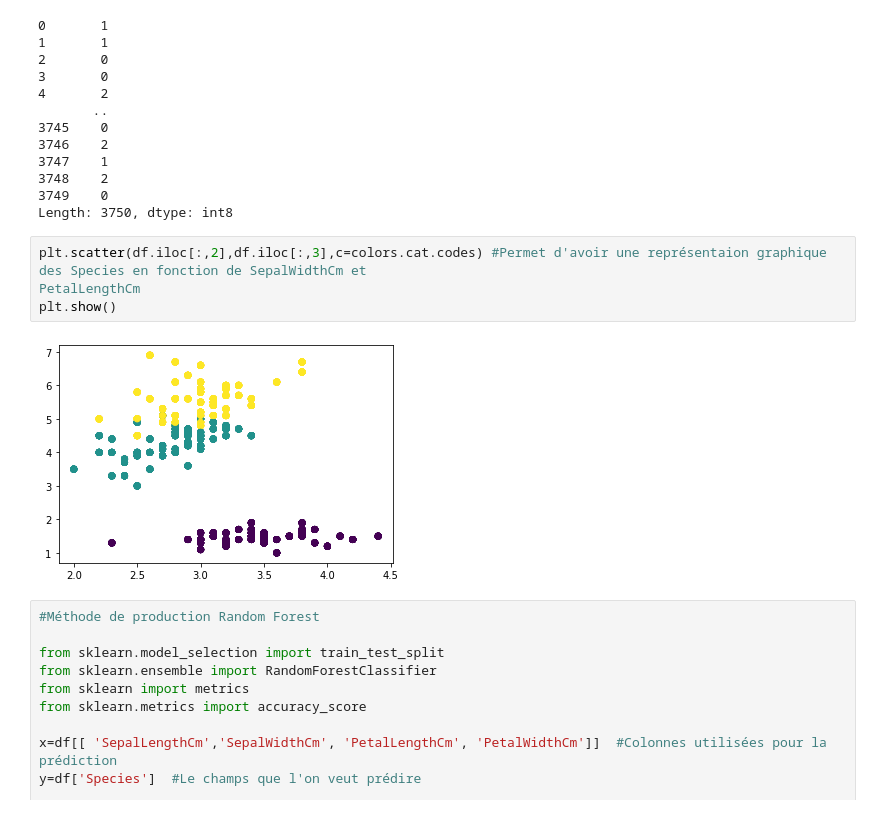
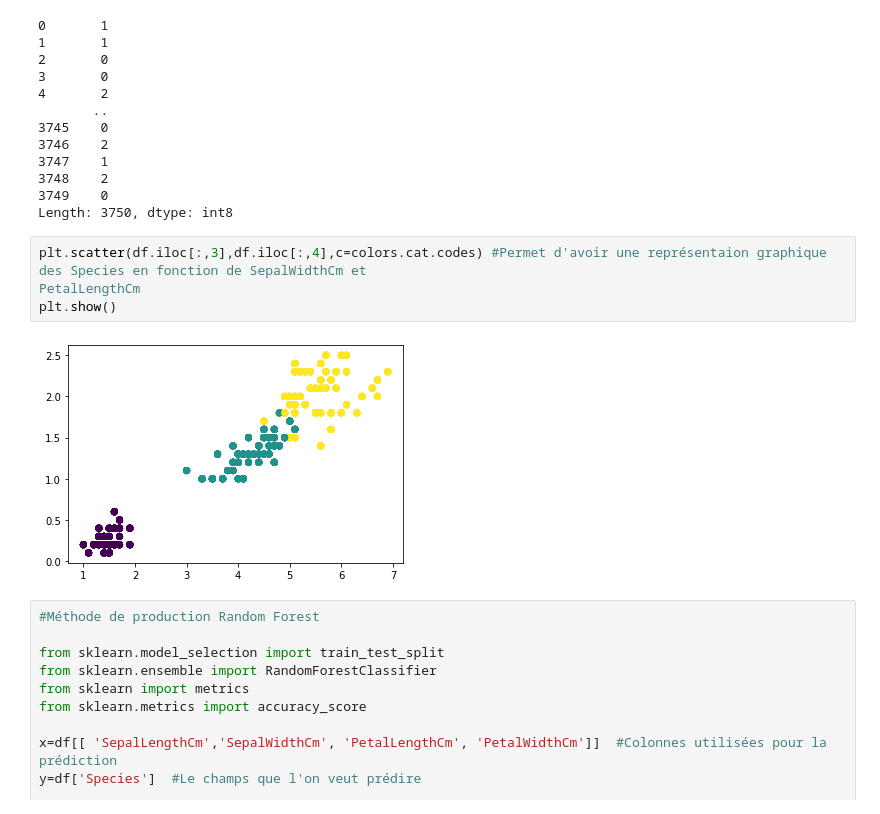
Before and after one commit to louisadam21/Repo_G1_Dataset_2_flower, a Jupyter notebook: projetFlower.ipynb, the cells around one changed output. Saved outputs shown, nothing was run; the diff lists cells and outputs as text.

```diff
--- a/projetFlower.ipynb
+++ b/projetFlower.ipynb
@@ -255,10 +255,10 @@ print(colors.cat.codes)
 3749    0
 Length: 3750, dtype: int8
 # %%
-plt.scatter(df.iloc[:,2],df.iloc[:,3],c=colors.cat.codes) #Permet d'avoir une représentaion graphique des Species en fonction de SepalWidthCm et                                                                    PetalLengthCm
+plt.scatter(df.iloc[:,3],df.iloc[:,4],c=colors.cat.codes) #Permet d'avoir une représentaion graphique des Species en fonction de SepalWidthCm et                                                                    PetalLengthCm
 plt.show()
 # %% [output]
-[figure, old version]
+[figure, new version]
 # %%
 #Méthode de production Random Forest
 
```
Also changed, not shown: parts of 4 cells of this notebook, 5 other files.
